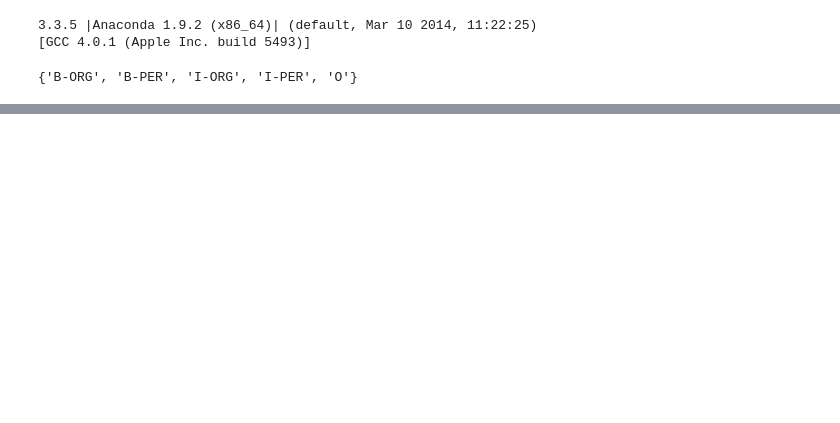
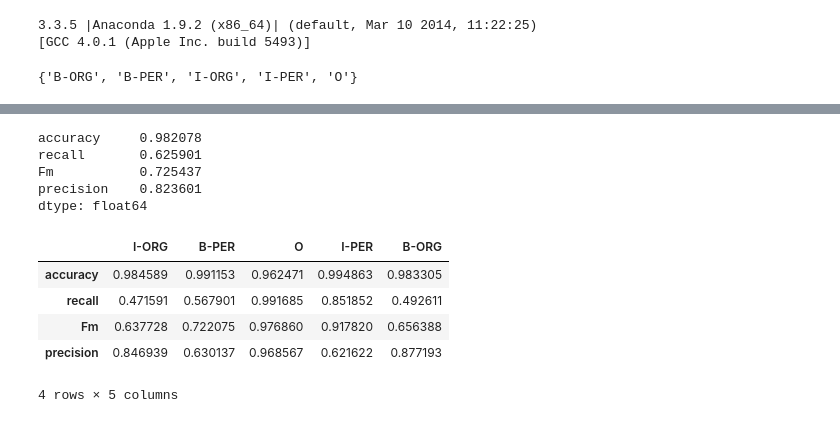
Before and after one commit to Noxoomo/nlp-compscicenter-2014, a Jupyter notebook: data/nameEntity/russian-ner/NLP.ipynb, the cells around one changed output, grey strips where cells are left out. Drawn from its saved outputs; the diff is of its cells as text; code cells hidden in the pictures; blank space fills up the shorter version.

```diff
--- a/data/nameEntity/russian-ner/NLP.ipynb
+++ b/data/nameEntity/russian-ner/NLP.ipynb
@@ -57 +57,18 @@ calc_table()
 4 rows × 5 columns
+# %%
+Out[123].mean(axis=1)
+# %% [output]
+accuracy     0.982078
+recall       0.625901
+Fm           0.725437
+precision    0.823601
+dtype: float64
+# %%
+calc_table()
+# %% [output]
+|  | I-ORG | B-PER | O | I-PER | B-ORG |
+| accuracy | 0.984589 | 0.991153 | 0.962471 | 0.994863 | 0.983305 |
+| recall | 0.471591 | 0.567901 | 0.991685 | 0.851852 | 0.492611 |
+| Fm | 0.637728 | 0.722075 | 0.976860 | 0.917820 | 0.656388 |
+| precision | 0.846939 | 0.630137 | 0.968567 | 0.621622 | 0.877193 |
+4 rows × 5 columns
```
Also changed, not shown: parts of 10 cells of this notebook, 28 other files.
